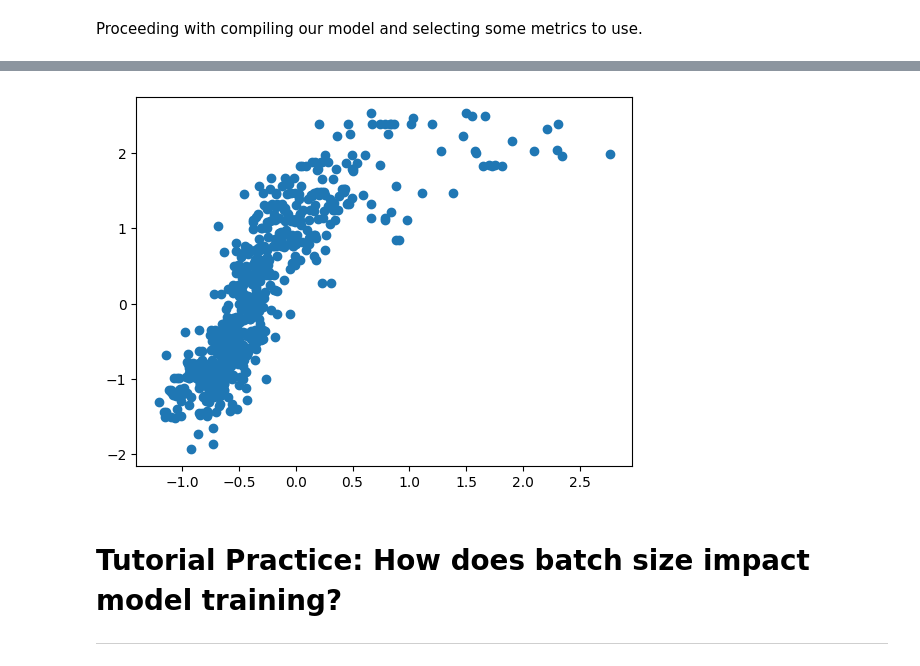
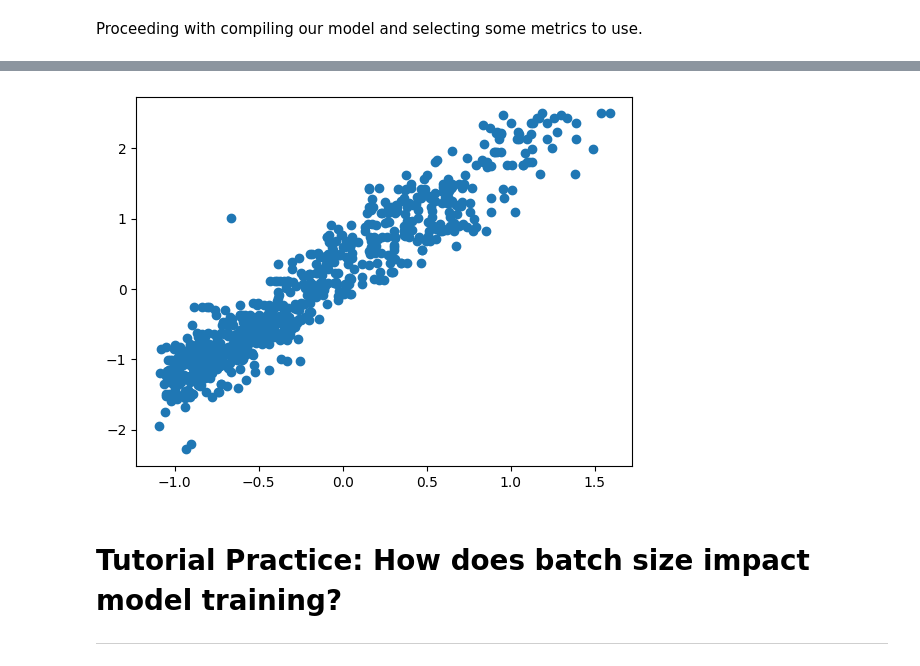
Before and after one commit to mariajmolina/UMDAOSC650, a Jupyter notebook: firstcnn.ipynb, the cells around one changed output, grey strips where cells are left out. Saved outputs shown, nothing was run; the diff lists cells and outputs as text; code cells hidden in the pictures.

```diff
--- a/firstcnn.ipynb
+++ b/firstcnn.ipynb
@@ -470,6 +402,7 @@ More evalution metrics can be found [here](https://scikit-learn.org/stable/modul
 METRICS = [
     keras.metrics.MeanSquaredError(name='mean_squared_error'),
     keras.metrics.RootMeanSquaredError(name='root_mean_squared_error'),
+    keras.metrics.MeanAbsoluteError(name="mean_absolute_error"),
 ]
 # %%
 model.compile(
@@ -479,11 +412,11 @@ model.compile(
 )
 # %%
 BATCH_SIZE = 32
-EPOCHS = 10
+EPOCHS = 20
 # %%
 history = model.fit(
-    x=train_feats_standardized.values,
-    y=train_label_standardized.values,
+    x=X_train_scaled.values,
+    y=y_train_scaled.values,
     batch_size=BATCH_SIZE,
     epochs=EPOCHS,
     validation_split=0.1,
@@ -562,4 +466,4 @@ Evaluate on test data
 # %%
 # generate predictions using the trained model
-predictions = model.predict(test_feats_standardized.values)
+predictions = model.predict(X_test_scaled.values)
 # %% [output]
@@ -567,9 +471,9 @@ predictions = model.predict(test_feats_standardized.values)
 # %%
 # visualize predictions vs ground truth
-plt.scatter(predictions, test_label_standardized.values)
+plt.scatter(predictions, y_test_scaled.values)
 plt.show()
 # %% [output]
-[figure, old version]
+[figure, new version]
 # %% [markdown]
 # Tutorial Practice: How does batch size impact model training?
 
```
Also changed, not shown: parts of 58 cells of this notebook.
